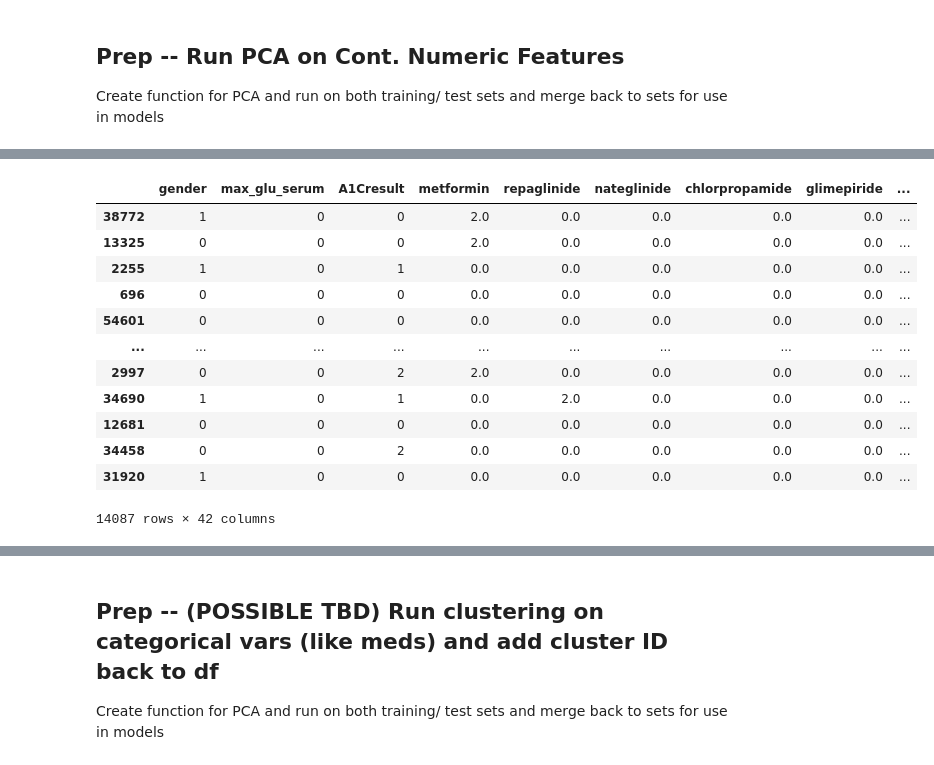
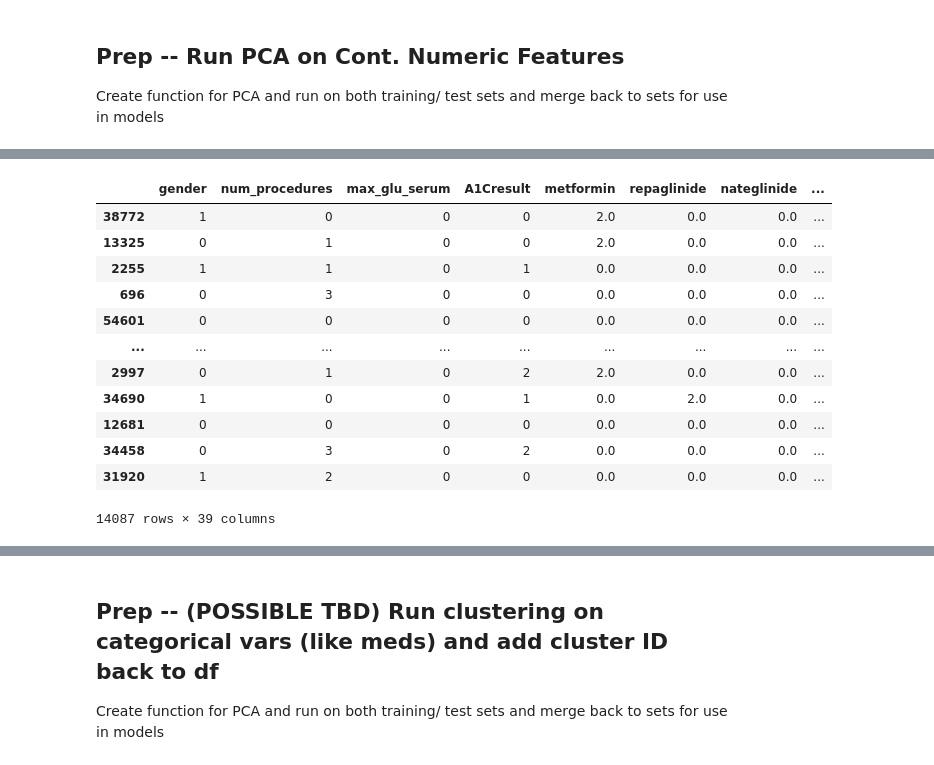
Before and after one commit to bcullinan32/ML_Course, a Jupyter notebook: Class-Data-Clean-Up.ipynb, the cells around one changed output, grey strips where cells are left out. Drawn from its saved outputs; the diff is of its cells as text; code cells hidden in the pictures.

```diff
--- a/Class-Data-Clean-Up.ipynb
+++ b/Class-Data-Clean-Up.ipynb
@@ -580,9 +580,10 @@ Create function for PCA and run on both training/ test sets and merge back to se
 # %%
 # PCA Pre-Run on Complete Dataframe to Identify right Hyperparams
 df = tempModelingDF
-PCA_relevant_features = ['age_10yrStart','time_in_hospital','num_lab_procedures','num_procedures',
+PCA_relevant_features = ['age_10yrStart','time_in_hospital','num_lab_procedures',
                     'num_medications','number_outpatient','number_emergency','number_inpatient',
-                    'number_diagnoses','num_of_meds']
+                    'number_diagnoses']
+# parking lot: 'num_procedures','num_of_meds'
 PCA_ResponseVar = 'readmitted'
 
 PCA_PreProcess_Elbow(df,PCA_relevant_features,PCA_ResponseVar)
@@ -592,5 +593,5 @@ plt.show()
 # %%
-# PCA Re-Run on a given set
+# Run PCA on a given set after determined optimal number of features (m) w/ the Pre-Process Function.
 ## TODO: BUG! Dont' know why I'm getting a bunch of NAN's for certain rows
 
 def PCA_Actual(set,PCA_relevant_features,numFeatures):
@@ -602,28 +603,29 @@ def PCA_Actual(set,PCA_relevant_features,numFeatures):
     pca_BestM.fit(X_scaled)
     X_pca_bestM = pca_BestM.transform(X_scaled)
     # Convert Array into DF
-    # TODO: Need to make dynamic based on numFeatures
-    PCA_ResultsDF = pd.DataFrame(X_pca_bestM, columns=['PC1','PC2','PC3','PC4',
-                                                   'PC5','PC6','PC7'])
-    # Join PCA_ResultsDF to specified Set
+    PC_Cols = []
+    for i in range(numFeatures):
+        num=str(i+1)
+        PC_Cols.append("PC"+num)
+    PCA_ResultsDF = pd.DataFrame(X_pca_bestM, columns=PC_Cols)
     set = set.join(PCA_ResultsDF)
     # Drop PredictorVars -- replace w/ P.C
     set = set.drop(columns=PCA_relevant_features)
     return set
 # %%
-PCA_ResultsDF = PCA_Actual(x_test,PCA_relevant_features,7) # set, features for PCA, number of P.Cs
+PCA_ResultsDF = PCA_Actual(x_test,PCA_relevant_features,2) # set, features for PCA, number of P.Cs
 PCA_ResultsDF
 # %% [output]
-|  | gender | max_glu_serum | A1Cresult | metformin | repaglinide | nateglinide | chlorpropamide | glimepiride | ... |
-| 38772 | 1 | 0 | 0 | 2.0 | 0.0 | 0.0 | 0.0 | 0.0 | ... |
-| 13325 | 0 | 0 | 0 | 2.0 | 0.0 | 0.0 | 0.0 | 0.0 | ... |
-| 2255 | 1 | 0 | 1 | 0.0 | 0.0 | 0.0 | 0.0 | 0.0 | ... |
-| 696 | 0 | 0 | 0 | 0.0 | 0.0 | 0.0 | 0.0 | 0.0 | ... |
-| 54601 | 0 | 0 | 0 | 0.0 | 0.0 | 0.0 | 0.0 | 0.0 | ... |
-| ... | ... | ... | ... | ... | ... | ... | ... | ... | ... |
-| 2997 | 0 | 0 | 2 | 2.0 | 0.0 | 0.0 | 0.0 | 0.0 | ... |
-| 34690 | 1 | 0 | 1 | 0.0 | 2.0 | 0.0 | 0.0 | 0.0 | ... |
-| 12681 | 0 | 0 | 0 | 0.0 | 0.0 | 0.0 | 0.0 | 0.0 | ... |
-| 34458 | 0 | 0 | 2 | 0.0 | 0.0 | 0.0 | 0.0 | 0.0 | ... |
-| 31920 | 1 | 0 | 0 | 0.0 | 0.0 | 0.0 | 0.0 | 0.0 | ... |
+|  | gender | num_procedures | max_glu_serum | A1Cresult | metformin | repaglinide | nateglinide | ... |
+| 38772 | 1 | 0 | 0 | 0 | 2.0 | 0.0 | 0.0 | ... |
+| 13325 | 0 | 1 | 0 | 0 | 2.0 | 0.0 | 0.0 | ... |
+| 2255 | 1 | 1 | 0 | 1 | 0.0 | 0.0 | 0.0 | ... |
+| 696 | 0 | 3 | 0 | 0 | 0.0 | 0.0 | 0.0 | ... |
+| 54601 | 0 | 0 | 0 | 0 | 0.0 | 0.0 | 0.0 | ... |
+| ... | ... | ... | ... | ... | ... | ... | ... | ... |
+| 2997 | 0 | 1 | 0 | 2 | 2.0 | 0.0 | 0.0 | ... |
+| 34690 | 1 | 0 | 0 | 1 | 0.0 | 2.0 | 0.0 | ... |
+| 12681 | 0 | 0 | 0 | 0 | 0.0 | 0.0 | 0.0 | ... |
+| 34458 | 0 | 3 | 0 | 2 | 0.0 | 0.0 | 0.0 | ... |
+| 31920 | 1 | 2 | 0 | 0 | 0.0 | 0.0 | 0.0 | ... |
-14087 rows × 42 columns
+14087 rows × 39 columns
```
Also changed, not shown: parts of 5 cells of this notebook.
